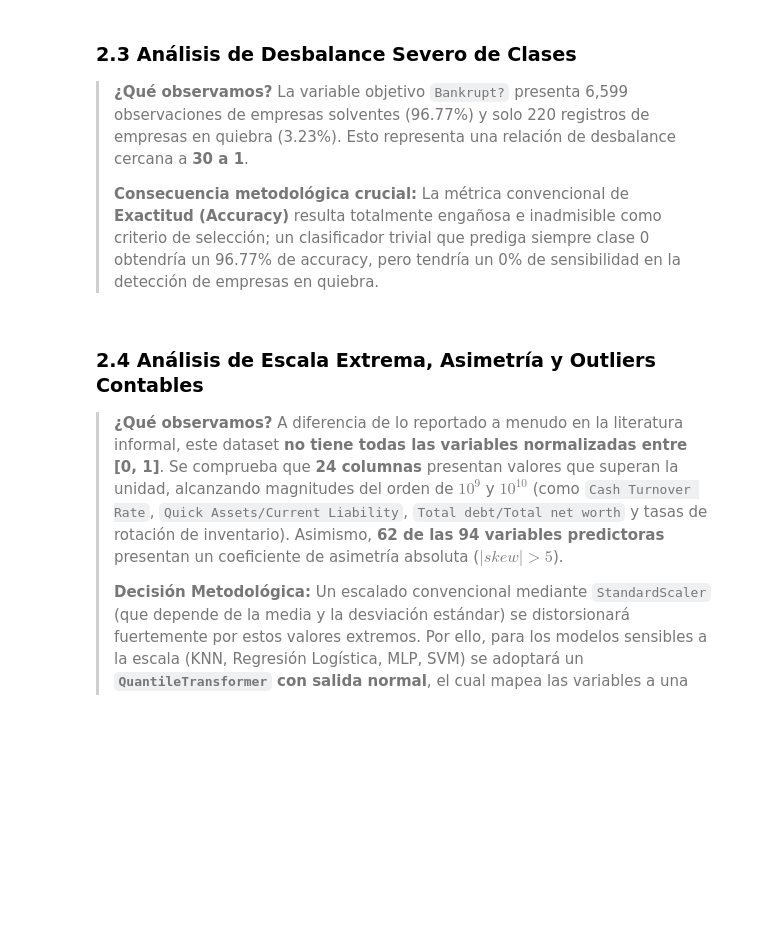
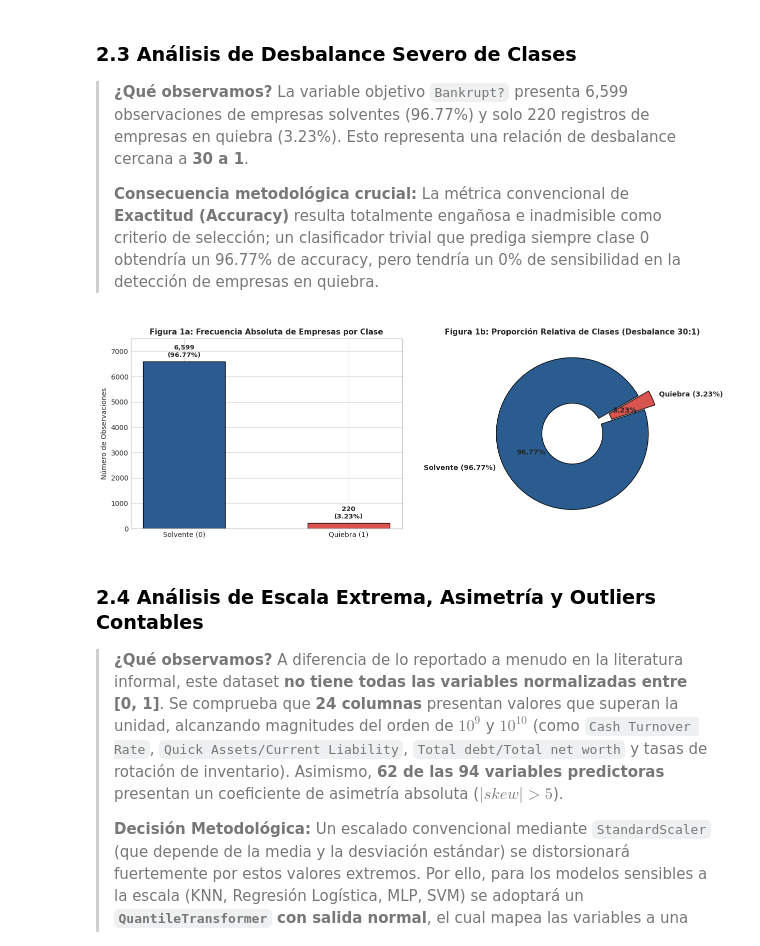
Before and after one commit to wanerge/proyecto-modelos2, a Jupyter notebook: Proyecto_Final_Quiebra_Taiwan.ipynb, the cells around one changed output. Drawn from its saved outputs; the diff is of its cells as text; code cells hidden in the pictures; blank space fills up the shorter version.

```diff
--- a/Proyecto_Final_Quiebra_Taiwan.ipynb
+++ b/Proyecto_Final_Quiebra_Taiwan.ipynb
@@ -123,33 +138,34 @@ print(f"Columnas restantes para entrenamiento: {df.shape[1] - 1} predictores + 1
 # %%
 # Visualización del desbalance de clases
 clase_0 = (df['Bankrupt?'] == 0).sum()
 clase_1 = (df['Bankrupt?'] == 1).sum()
 n_total = len(df)
 
 fig, axes = plt.subplots(1, 2, figsize=(13, 4.5))
 colors = ['#2b5c8f', '#d9534f']
 
 # 1. Gráfico de barras
 bars = axes[0].bar(['Solvente (0)', 'Quiebra (1)'], [clase_0, clase_1], color=colors, width=0.5, edgecolor='black')
 axes[0].set_title('Figura 1a: Frecuencia Absoluta de Empresas por Clase', fontsize=11, fontweight='bold')
 axes[0].set_ylabel('Número de Observaciones', fontsize=10)
 for bar in bars:
     yval = bar.get_height()
-    axes[0].text(bar.get_x() + bar.get_width()/2.0, yval + 120, f'{int(yval):,}
-({yval/n_total*100:.2f}%)',
+    axes[0].text(bar.get_x() + bar.get_width()/2.0, yval + 120, f'{int(yval):,}\n({yval/n_total*100:.2f}%)',
                  ha='center', va='bottom', fontsize=9.5, fontweight='bold')
 axes[0].set_ylim(0, 7500)
 
 # 2. Gráfico de dona
 axes[1].pie([clase_0, clase_1], labels=['Solvente (96.77%)', 'Quiebra (3.23%)'],
             autopct='%1.2f%%', startangle=30, colors=colors, explode=(0, 0.15),
             textprops={'fontsize': 10, 'fontweight': 'bold'}, wedgeprops=dict(width=0.6, edgecolor='black'))
 axes[1].set_title('Figura 1b: Proporción Relativa de Clases (Desbalance 30:1)', fontsize=11, fontweight='bold')
 
 plt.tight_layout()
 os.makedirs("figures", exist_ok=True)
 plt.savefig(os.path.join("figures", "fig1_desbalance_clases.png"), dpi=300, bbox_inches='tight')
 plt.show()
+# %% [output]
+[figure, added]
 # %% [markdown]
 ### 2.4 Análisis de Escala Extrema, Asimetría y Outliers Contables
 
```
Also changed, not shown: parts of 21 cells of this notebook, 15 other files.
